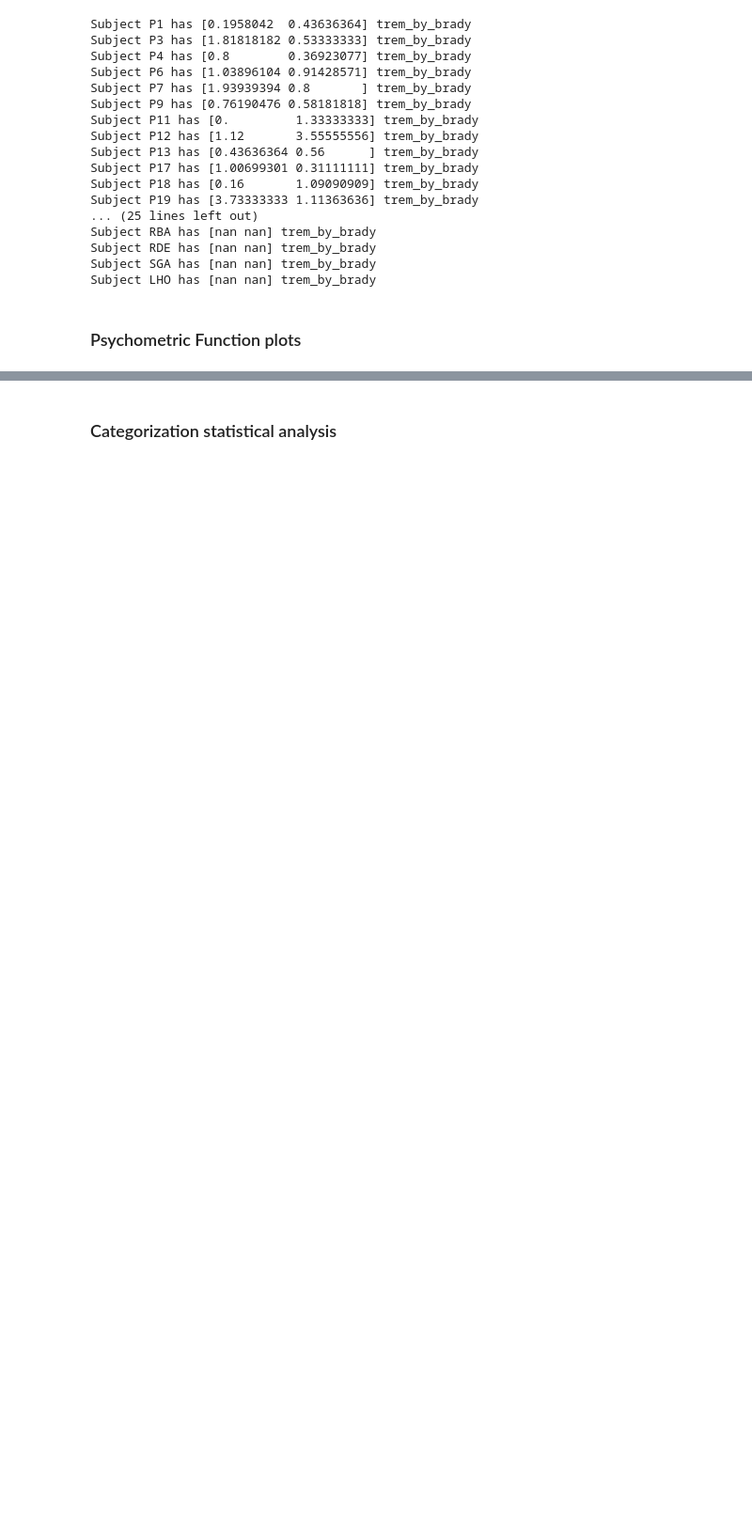
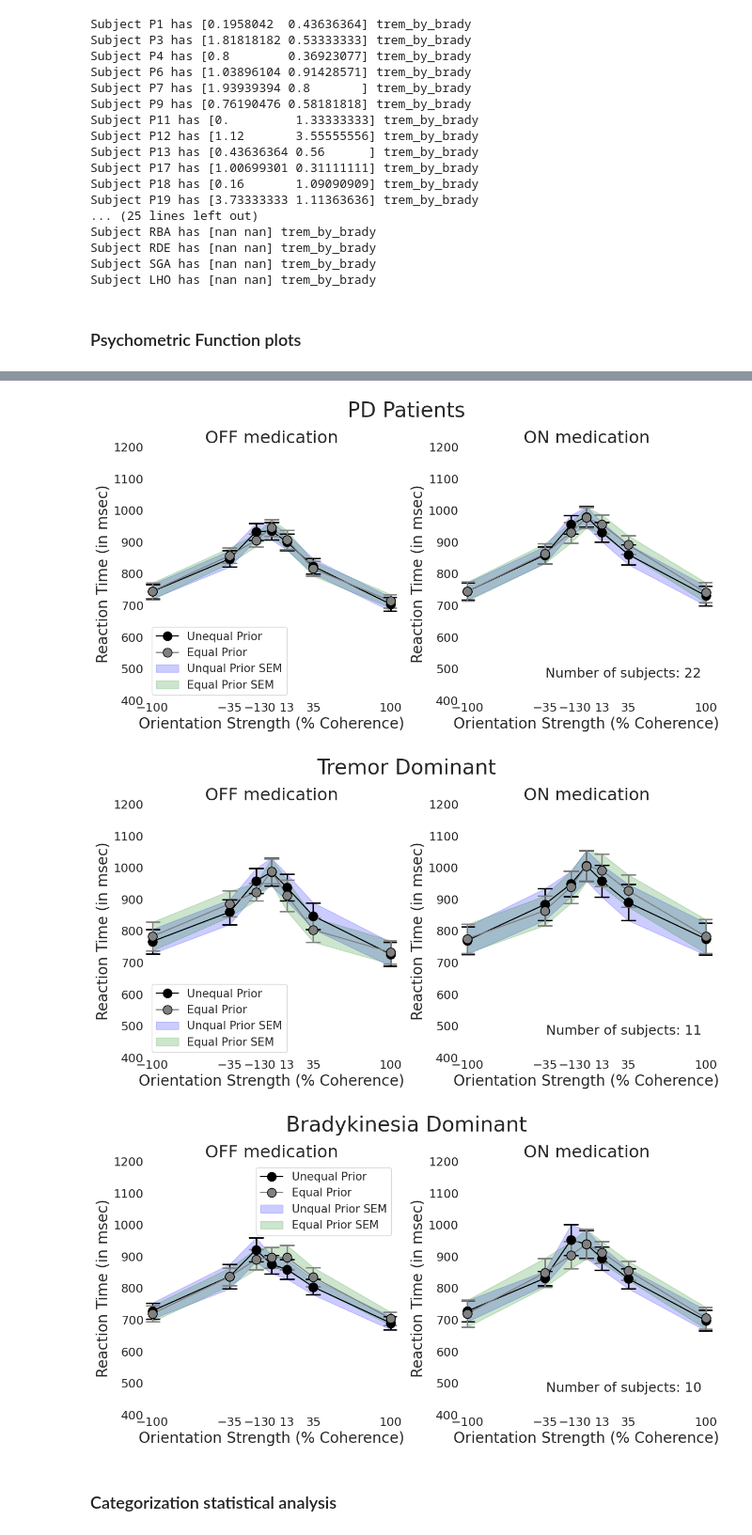
Before and after one commit to vaibrainium/bayesian-priors-in-pd-subtype, a Jupyter notebook: notebooks/1.20-vaib-subclassification-analysis_all_data.ipynb, the cells around one changed output, grey strips where cells are left out. Shown at 94% size. Saved outputs shown, nothing was run; the diff lists cells and outputs as text; code cells hidden in the pictures; blank space fills up the shorter version.

```diff
--- a/notebooks/1.20-vaib-subclassification-analysis_all_data.ipynb
+++ b/notebooks/1.20-vaib-subclassification-analysis_all_data.ipynb
@@ -376,9 +387,9 @@ subject_treatment_idx
 # %%
 # for each subject, plot psychometric function for on and off medication sessions for positive and negative colors
 
-for category in ['all', 'tremor_dominant', 'bradykinesia_dominant']:
+for category in ['all_pd', 'tremor_dominant', 'bradykinesia_dominant']:
 
-    if category == 'all':
+    if category == 'all_pd':
         subjects = np.concatenate([new_brady_subjects, new_trem_subjects, new_intermediate_subjects])#, original_all_subjects])
         subtitle = 'PD Patients'
     elif category == 'tremor_dominant':
@@ -436,33 +447,37 @@ for category in ['all', 'tremor_dominant', 'bradykinesia_dominant']:
     ax[1].errorbar(np.mean(sub_on_eq_coh, axis=0), np.mean(sub_on_eq_chrono, axis=0), yerr=stats.sem(sub_on_eq_chrono, axis=0), color=equal_color, ls='', marker='o', ms=12, mec='k', alpha=1, **error_plot_style)
     # fill between the error bars
     ax[1].fill_between(np.mean(sub_on_pos_coh, axis=0), np.mean(sub_on_pos_chrono, axis=0) - stats.sem(sub_on_pos_chrono, axis=0), np.mean(sub_on_pos_chrono, axis=0) + stats.sem(sub_on_pos_chrono, axis=0), color='blue', alpha=0.2)
     ax[1].fill_between(np.mean(sub_on_eq_coh, axis=0), np.mean(sub_on_eq_chrono, axis=0) - stats.sem(sub_on_eq_chrono, axis=0), np.mean(sub_on_eq_chrono, axis=0) + stats.sem(sub_on_eq_chrono, axis=0), color='green', alpha=0.2)
 
 
     ax[0].set_title(f"OFF medication", fontsize=23)
     ax[1].set_title(f"ON medication", fontsize=23)
 
     ax[0].legend(fontsize=15)
 
     for i in range(2):
         ax[i].set_xlabel('Orientation Strength (% Coherence)', fontsize=20)
         ax[i].set_ylabel('Reaction Time (in msec)', fontsize=20)
         ax[i].set_xlim(-105, 105)
         ax[i].set_ylim(400, 1200)
         ax[i].set_xticks([-100, -35, -13, 0, 13, 35, 100])
         ax[i].tick_params(axis='both', labelsize=16)
         ax[i].spines['top'].set_visible(False)
         ax[i].spines['right'].set_visible(False)
         ax[i].grid(False)
 
     fig.suptitle(f"{subtitle}", fontsize=28)
 
     # Add a text annotation with the number of subjects
     fig.text(0.84, 0.18, f"Number of subjects: {len(subjects)}", ha='center', fontsize=18)
     # fig.text(0.35, 0.18, f"Number of subjects: {len(subjects)}", ha='center', fontsize=18)
 
     fig.tight_layout()
     plt.show()
+# %% [output]
+[figure, added]
+[figure, added]
+[figure, added]
 # %% [markdown]
 ### Categorization statistical analysis
 # %%
```
Also changed, not shown: parts of 13 cells of this notebook, 4 other files.
